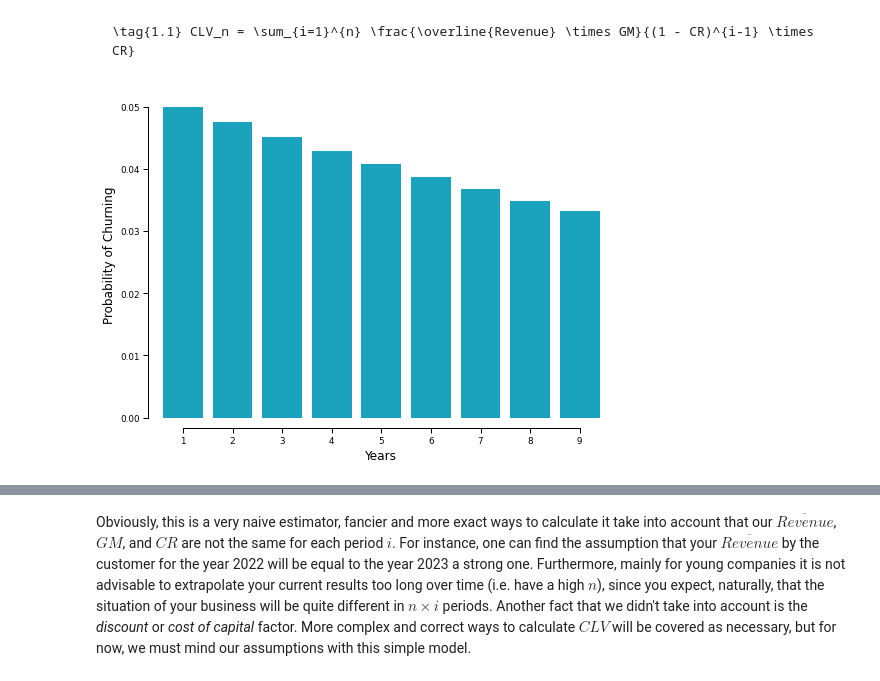
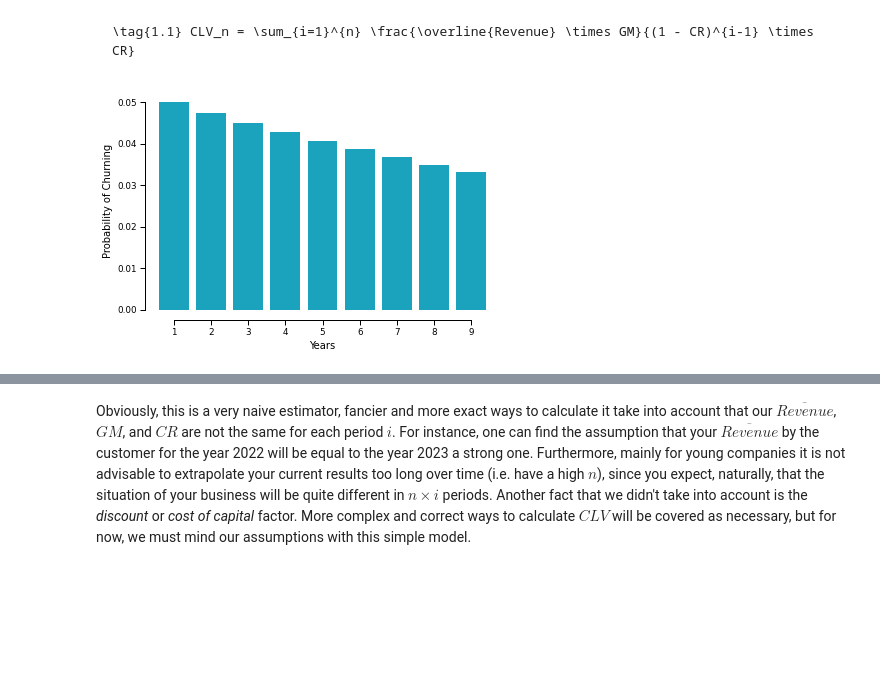
Before and after one commit to phc4rdoso/phc4rdoso.github.io, a Jupyter notebook: marketing-book/_build/jupyter_execute/1. Primer on Marketing Science.ipynb, the cells around one changed output, grey strips where cells are left out. Cells and saved outputs as stored; diff of their text form; code cells hidden in the pictures; blank space fills up the shorter version.

```diff
--- a/marketing-book/_build/jupyter_execute/1. Primer on Marketing Science.ipynb
+++ b/marketing-book/_build/jupyter_execute/1. Primer on Marketing Science.ipynb
@@ -65,15 +65,15 @@ We can notice that we can model $CR$ as a geometric distribution with $p=CR$ and
 # %%
 p = 0.05
 prob = [(1-p)**(n-1)*p for n in range(1, 10)]
 
-plt.subplots(figsize=(8,6))
+plt.subplots(figsize=(6,4))
 sns.barplot(x=list(range(1, 10)), y=prob, color='#00B4D8')
-plt.xlabel('Years', fontsize=12)
-plt.ylabel('Probability of Churning', fontsize=12)
+plt.xlabel('Years', fontsize=10)
+plt.ylabel('Probability of Churning', fontsize=10)
 sns.despine(offset=10, trim=True)
 sns.set_context("paper")
-plt.savefig('./fig/11.jpg')
+plt.savefig('./fig/11.jpg', dpi=200, bbox_inches='tight')
 plt.show()
 # %% [output]
-[figure, old version]
+[figure, new version]
 # %% [markdown]
```
Also changed, not shown: parts of 3 cells of this notebook, 23 other files.
